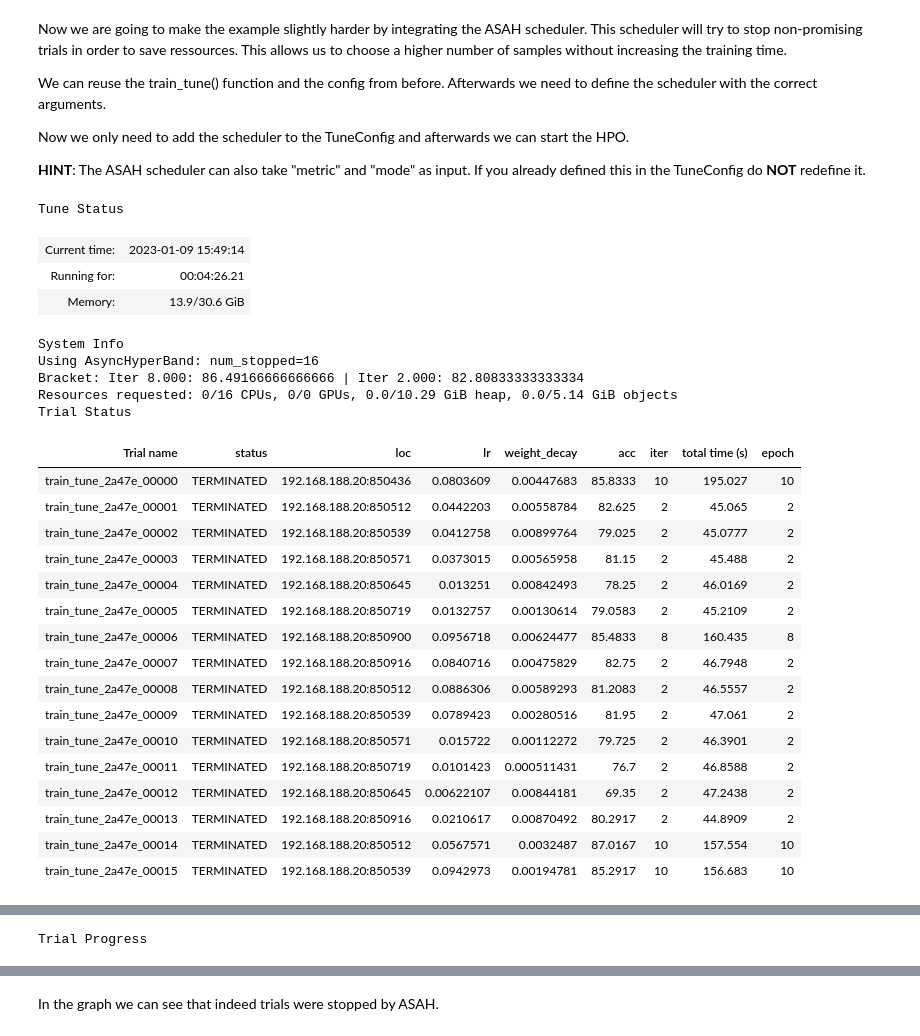
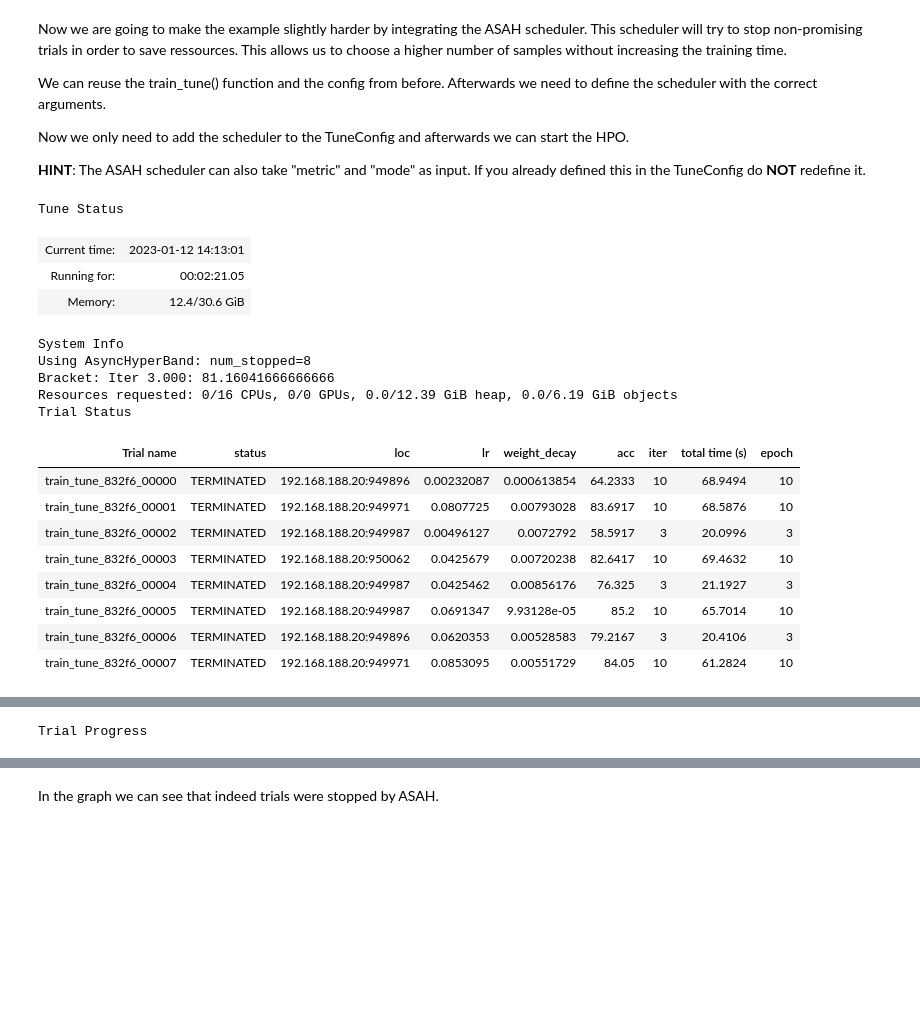
Before and after one commit to RaphaelMaser/Ray_Tune, a Jupyter notebook: Ray_Tune_FashionMNIST.ipynb, the cells around one changed output, grey strips where cells are left out. Drawn from its saved outputs; the diff is of its cells as text; code cells hidden in the pictures; blank space fills up the shorter version.

```diff
--- a/Ray_Tune_FashionMNIST.ipynb
+++ b/Ray_Tune_FashionMNIST.ipynb
@@ -71,6 +65,7 @@ from ray.tune.schedulers import PopulationBasedTraining
 # %% [markdown]
 Afterwards we need to download the FashionMNIST dataset and create a PyTorch dataset from that. Luckily PyTorch can automatically download the dataset if it is not found in the directory. Afterwards we create two dataloaders, one for training and one for validation. In this example we split the official train set from FashionMNIST in a two parts for that purpose. The validation set will be used to search for good hyperparameter combinations and validate the model during training. The test dataset from FashionMNIST could be used afterwards to compare the network with the standard parameters and the models optimized with HPO.
 # %%
+%%capture
 # Download training data from open datasets.
 data = datasets.FashionMNIST(
     root="data",
@@ -79,7 +74,7 @@ data = datasets.FashionMNIST(
     transform=ToTensor(),
 )
 
-batch_size = 64
+batch_size = 256
 
 # Split the train set and create data loaders
 train_data, val_data = random_split(data, [0.8,0.2])
@@ -114,11 +89,11 @@ class NeuralNetwork(nn.Module):
         super().__init__()
         self.flatten = nn.Flatten()
         self.linear_relu_stack = nn.Sequential(
-            nn.Linear(28*28, 512),
+            nn.Linear(28*28, 256),
             nn.ReLU(),
-            nn.Linear(512, 512),
+            nn.Linear(256, 128),
             nn.ReLU(),
-            nn.Linear(512, 10),
+            nn.Linear(128, 10),
         )
 
     def forward(self, x):
@@ -242,7 +217,7 @@ Now that we have defined the resources each trial can use and the search space (
 Now we can start the HPO. Ray will show in real time the state of the trials and usage of resources.
 # %%
 # Define ressources for each trial
-resources = {"cpu":2, "gpu":1} if torch.cuda.is_available() else {"cpu":2}
+resources = {"cpu":4, "gpu":1} if torch.cuda.is_available() else {"cpu":4}
 trainable = tune.with_resources(train_tune, resources=resources)
 
 # Define the properties of the search space
@@ -259,7 +234,7 @@ tuner = tune.Tuner(
     tune_config = tune.TuneConfig(
         metric = "mean_accuracy",
         mode = "max",
-        num_samples = 8,
+        num_samples = 4,
     )
 )
 
@@ -325,46 +289,38 @@ Now we only need to add the scheduler to the TuneConfig and afterwards we can st
 # %%
 scheduler = ASHAScheduler(
     max_t=config["epochs"], # Max time per trial
     time_attr="training_iteration", # Which metric is used as measurement for "time"
-    grace_period=2
+    grace_period=3
     )
 
 tuner = tune.Tuner(
     trainable,
     param_space = config,
     tune_config = tune.TuneConfig(
         metric = "mean_accuracy",
         mode = "max",
-        num_samples = 16,
+        num_samples = 8,
         scheduler=scheduler,
     )
 )
 
 results_asah = tuner.fit()
 # %% [output]
 Tune Status
-| Current time: | 2023-01-09 15:49:14 |
-| Running for: | 00:04:26.21 |
-| Memory: | 13.9/30.6 GiB |
+| Current time: | 2023-01-12 14:13:01 |
+| Running for: | 00:02:21.05 |
+| Memory: | 12.4/30.6 GiB |
 System Info
-Using AsyncHyperBand: num_stopped=16
-Bracket: Iter 8.000: 86.49166666666666 | Iter 2.000: 82.80833333333334
-Resources requested: 0/16 CPUs, 0/0 GPUs, 0.0/10.29 GiB heap, 0.0/5.14 GiB objects
+Using AsyncHyperBand: num_stopped=8
+Bracket: Iter 3.000: 81.16041666666666
+Resources requested: 0/16 CPUs, 0/0 GPUs, 0.0/12.39 GiB heap, 0.0/6.19 GiB objects
 Trial Status
 | Trial name | status | loc | lr | weight_decay | acc | iter | total time (s) | epoch |
-| train_tune_2a47e_00000 | TERMINATED | 192.168.188.20:850436 | 0.0803609 | 0.00447683 | 85.8333 | 10 | 195.027 | 10 |
-| train_tune_2a47e_00001 | TERMINATED | 192.168.188.20:850512 | 0.0442203 | 0.00558784 | 82.625 | 2 | 45.065 | 2 |
-| train_tune_2a47e_00002 | TERMINATED | 192.168.188.20:850539 | 0.0412758 | 0.00899764 | 79.025 | 2 | 45.0777 | 2 |
-| train_tune_2a47e_00003 | TERMINATED | 192.168.188.20:850571 | 0.0373015 | 0.00565958 | 81.15 | 2 | 45.488 | 2 |
-| train_tune_2a47e_00004 | TERMINATED | 192.168.188.20:850645 | 0.013251 | 0.00842493 | 78.25 | 2 | 46.0169 | 2 |
-| train_tune_2a47e_00005 | TERMINATED | 192.168.188.20:850719 | 0.0132757 | 0.00130614 | 79.0583 | 2 | 45.2109 | 2 |
-| train_tune_2a47e_00006 | TERMINATED | 192.168.188.20:850900 | 0.0956718 | 0.00624477 | 85.4833 | 8 | 160.435 | 8 |
-| train_tune_2a47e_00007 | TERMINATED | 192.168.188.20:850916 | 0.0840716 | 0.00475829 | 82.75 | 2 | 46.7948 | 2 |
-| train_tune_2a47e_00008 | TERMINATED | 192.168.188.20:850512 | 0.0886306 | 0.00589293 | 81.2083 | 2 | 46.5557 | 2 |
-| train_tune_2a47e_00009 | TERMINATED | 192.168.188.20:850539 | 0.0789423 | 0.00280516 | 81.95 | 2 | 47.061 | 2 |
-| train_tune_2a47e_00010 | TERMINATED | 192.168.188.20:850571 | 0.015722 | 0.00112272 | 79.725 | 2 | 46.3901 | 2 |
-| train_tune_2a47e_00011 | TERMINATED | 192.168.188.20:850719 | 0.0101423 | 0.000511431 | 76.7 | 2 | 46.8588 | 2 |
-| train_tune_2a47e_00012 | TERMINATED | 192.168.188.20:850645 | 0.00622107 | 0.00844181 | 69.35 | 2 | 47.2438 | 2 |
-| train_tune_2a47e_00013 | TERMINATED | 192.168.188.20:850916 | 0.0210617 | 0.00870492 | 80.2917 | 2 | 44.8909 | 2 |
-| train_tune_2a47e_00014 | TERMINATED | 192.168.188.20:850512 | 0.0567571 | 0.0032487 | 87.0167 | 10 | 157.554 | 10 |
-| train_tune_2a47e_00015 | TERMINATED | 192.168.188.20:850539 | 0.0942973 | 0.00194781 | 85.2917 | 10 | 156.683 | 10 |
+| train_tune_832f6_00000 | TERMINATED | 192.168.188.20:949896 | 0.00232087 | 0.000613854 | 64.2333 | 10 | 68.9494 | 10 |
+| train_tune_832f6_00001 | TERMINATED | 192.168.188.20:949971 | 0.0807725 | 0.00793028 | 83.6917 | 10 | 68.5876 | 10 |
+| train_tune_832f6_00002 | TERMINATED | 192.168.188.20:949987 | 0.00496127 | 0.0072792 | 58.5917 | 3 | 20.0996 | 3 |
+| train_tune_832f6_00003 | TERMINATED | 192.168.188.20:950062 | 0.0425679 | 0.00720238 | 82.6417 | 10 | 69.4632 | 10 |
+| train_tune_832f6_00004 | TERMINATED | 192.168.188.20:949987 | 0.0425462 | 0.00856176 | 76.325 | 3 | 21.1927 | 3 |
+| train_tune_832f6_00005 | TERMINATED | 192.168.188.20:949987 | 0.0691347 | 9.93128e-05 | 85.2 | 10 | 65.7014 | 10 |
+| train_tune_832f6_00006 | TERMINATED | 192.168.188.20:949896 | 0.0620353 | 0.00528583 | 79.2167 | 3 | 20.4106 | 3 |
+| train_tune_832f6_00007 | TERMINATED | 192.168.188.20:949971 | 0.0853095 | 0.00551729 | 84.05 | 10 | 61.2824 | 10 |
```
Also changed, not shown: parts of 15 cells of this notebook, 5 other files.
